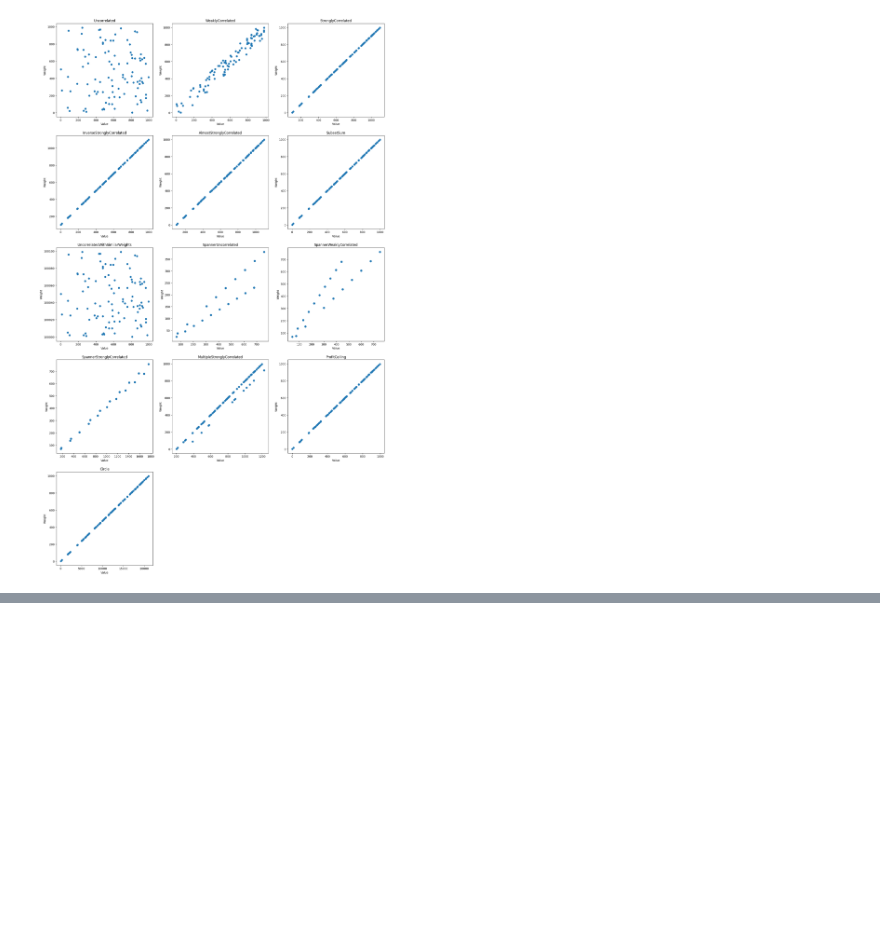
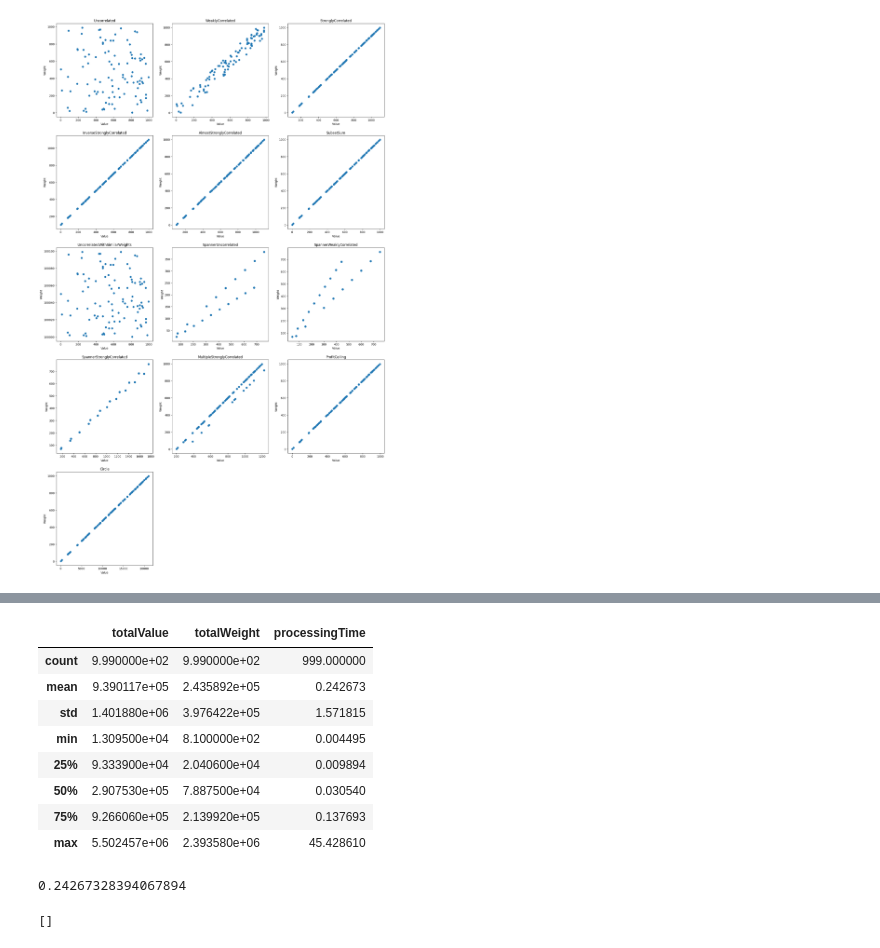
Before and after one commit to NgThVinh/BT2_20520862, a Jupyter notebook: analytics.ipynb, the cells around one changed output, grey strips where cells are left out. Cells and saved outputs as stored; diff of their text form; code cells hidden in the pictures; blank space fills up the shorter version.

```diff
--- a/analytics.ipynb
+++ b/analytics.ipynb
@@ -32,0 +68,21 @@ for i, ax in enumerate(axs.flatten()):
+# %%
+df.describe()
+# %% [output]
+|  | totalValue | totalWeight | processingTime |
+| count | 9.990000e+02 | 9.990000e+02 | 999.000000 |
+| mean | 9.390117e+05 | 2.435892e+05 | 0.242673 |
+| std | 1.401880e+06 | 3.976422e+05 | 1.571815 |
+| min | 1.309500e+04 | 8.100000e+02 | 0.004495 |
+| 25% | 9.333900e+04 | 2.040600e+04 | 0.009894 |
+| 50% | 2.907530e+05 | 7.887500e+04 | 0.030540 |
+| 75% | 9.266060e+05 | 2.139920e+05 | 0.137693 |
+| max | 5.502457e+06 | 2.393580e+06 | 45.428610 |
+# %%
+df.processingTime.mean()
+# %% [output]
+0.24267328394067894
+# %%
+na_values = df.stack()[df.isna().stack()].index.tolist()
+na_values
+# %% [output]
+[]
```
Also changed, not shown: parts of 2 cells of this notebook, 2 other files.
